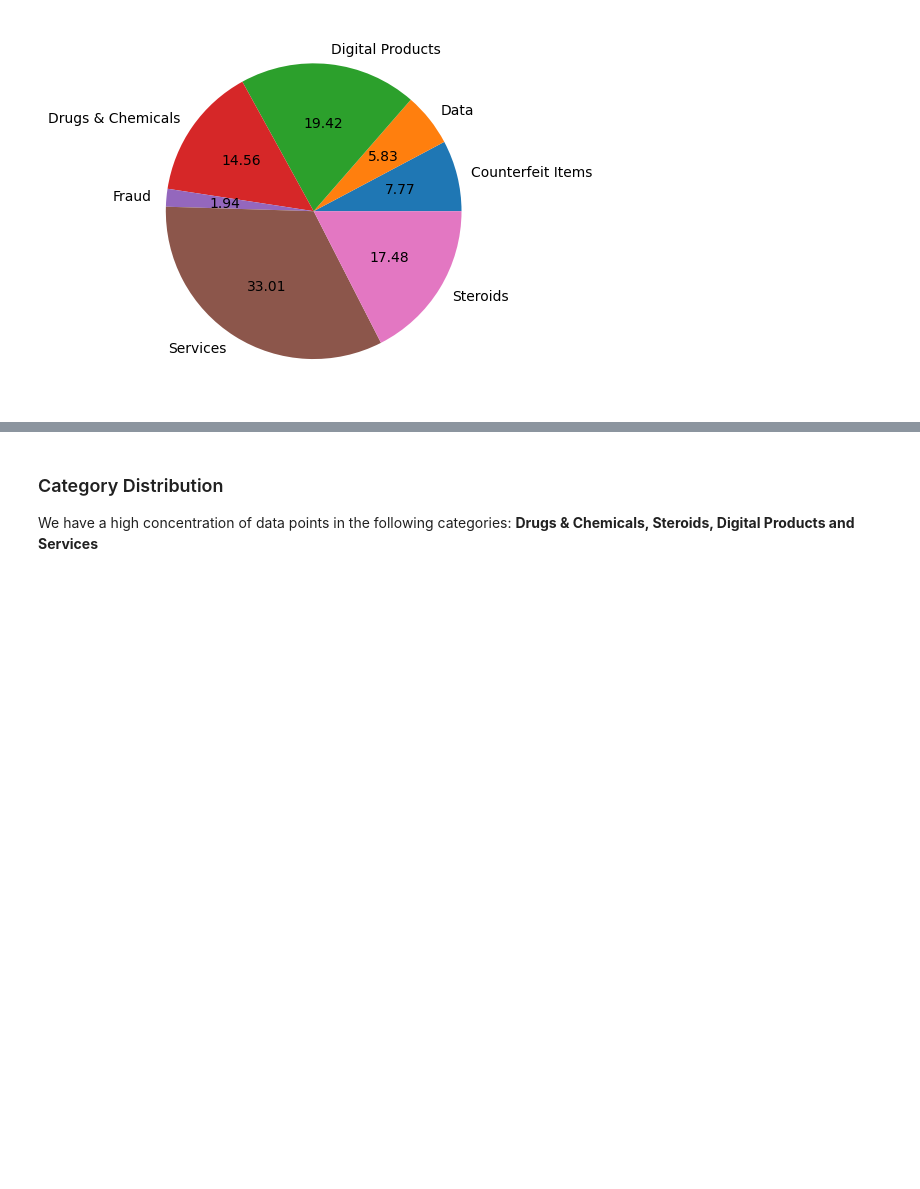
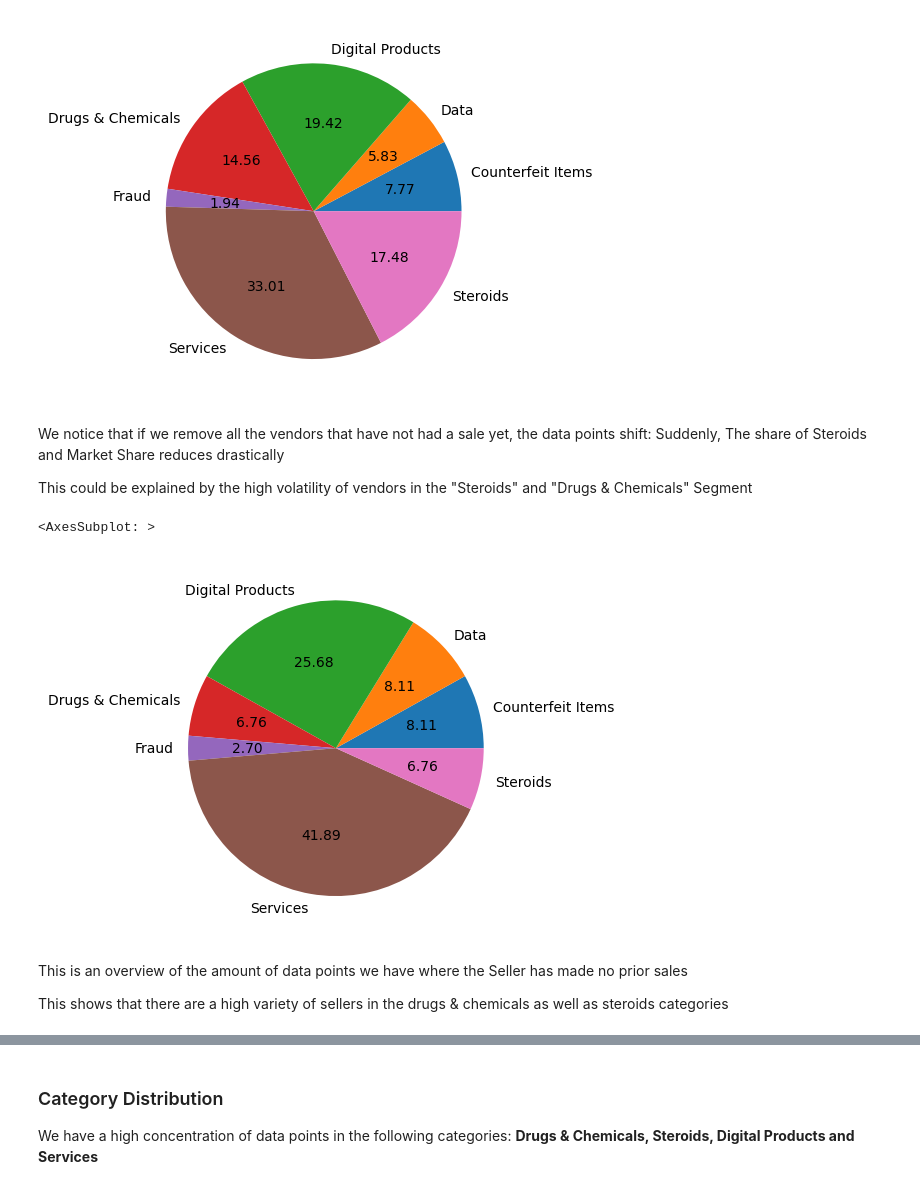
Before and after one commit to Hannival00/Mod09DigitalForensicsAss1, a Jupyter notebook: digital_forensics_assignment.ipynb, the cells around one changed output, grey strips where cells are left out. Saved outputs shown, nothing was run; the diff lists cells and outputs as text; code cells hidden in the pictures; blank space fills up the shorter version.

```diff
--- a/digital_forensics_assignment.ipynb
+++ b/digital_forensics_assignment.ipynb
@@ -111,3 +125,19 @@ Data                  6
 Fraud                 2
 Name: Market Category, dtype: int64
 [figure]
+# %% [markdown]
+We notice that if we remove all the vendors that have not had a sale yet, the data points shift:
+Suddenly, The share of Steroids and Market Share reduces drastically
+
+This could be explained by the high volatility of vendors in the "Steroids" and "Drugs & Chemicals" Segment
+# %%
+df_final = data[data['Seller'].isin(vendors['Name'])]
+df_final.groupby('Market Category').size().plot(kind='pie', autopct='%.2f')
+#df_final.groupby('Market Category').size().plot(kind='pie', autopct='%.2f')
+# %% [output]
+<AxesSubplot: >
+[figure, added]
+# %% [markdown]
+This is an overview of the amount of data points we have where the Seller has made no prior sales
+
+This shows that there are a high variety of sellers in the drugs & chemicals as well as steroids categories
```
Also changed, not shown: parts of 2 cells of this notebook.
